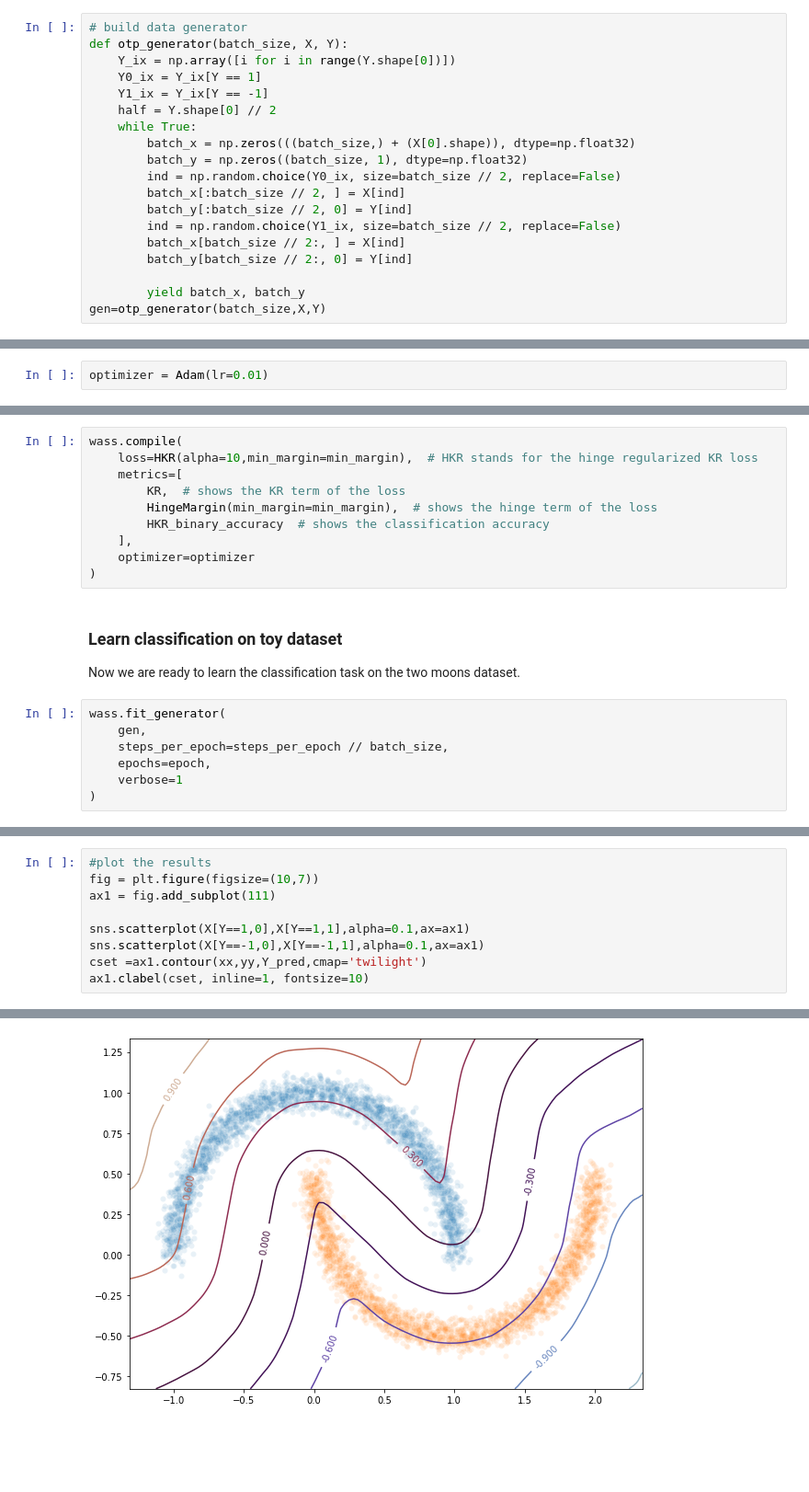
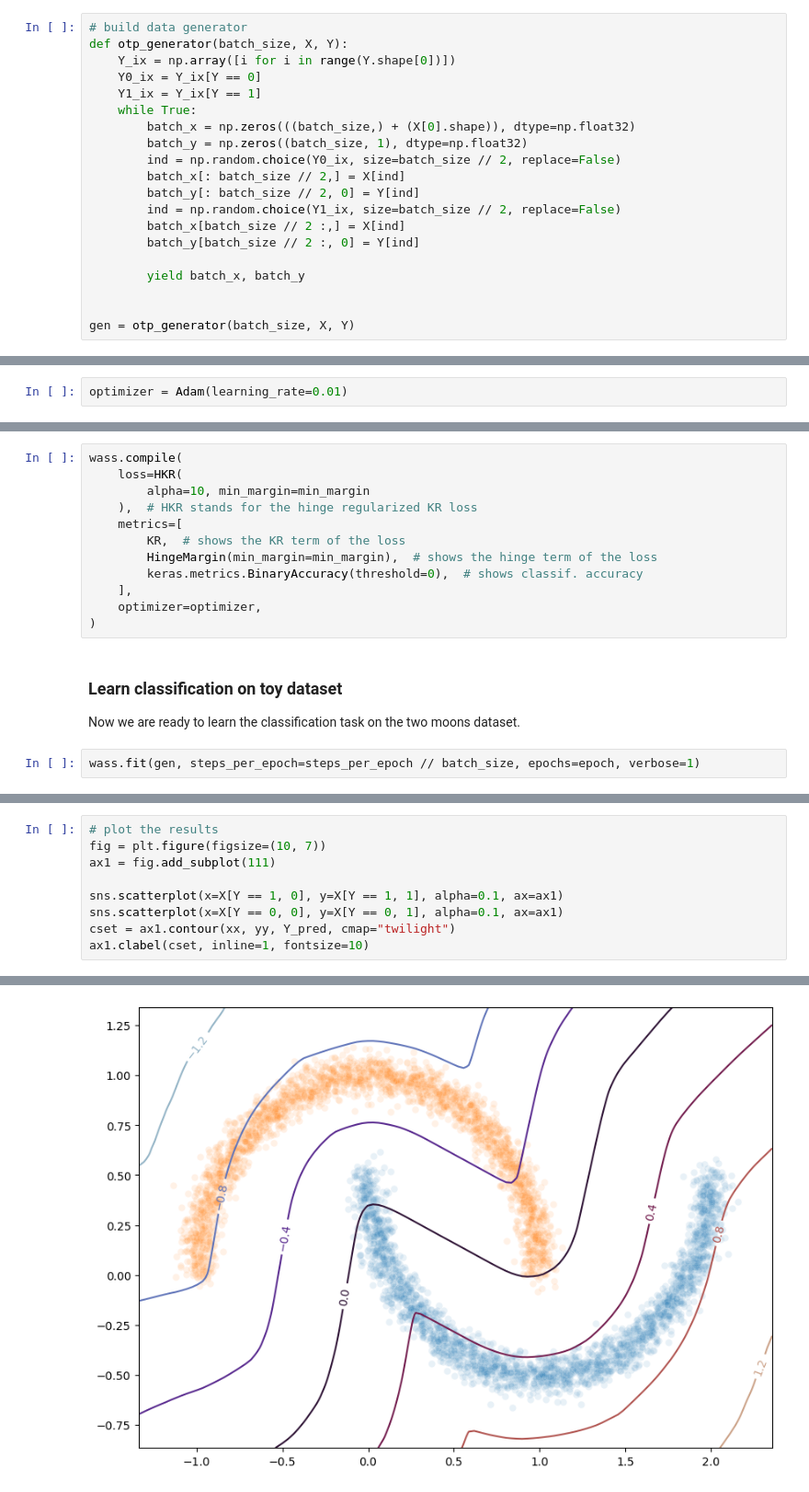
Before and after one commit to deel-ai/deel-lip, a Jupyter notebook: docs/notebooks/demo2.ipynb, the cells around one changed output, grey strips where cells are left out. Shown: that part at 92% size. Drawn from its saved outputs; the diff is of its cells as text; blank space fills up the shorter version.

Commit message:
feat(notebooks): upgrade to Keras 3
Tutorial notebooks are updated to Keras 3 and new DEEL-LIP code.

```diff
--- a/docs/notebooks/demo2.ipynb
+++ b/docs/notebooks/demo2.ipynb
@@ -119,19 +130,20 @@ min_margin= 0.29  # minimum margin to enforce between the values of f for each c
 # build data generator
 def otp_generator(batch_size, X, Y):
     Y_ix = np.array([i for i in range(Y.shape[0])])
-    Y0_ix = Y_ix[Y == 1]
-    Y1_ix = Y_ix[Y == -1]
-    half = Y.shape[0] // 2
+    Y0_ix = Y_ix[Y == 0]
+    Y1_ix = Y_ix[Y == 1]
     while True:
         batch_x = np.zeros(((batch_size,) + (X[0].shape)), dtype=np.float32)
         batch_y = np.zeros((batch_size, 1), dtype=np.float32)
         ind = np.random.choice(Y0_ix, size=batch_size // 2, replace=False)
-        batch_x[:batch_size // 2, ] = X[ind]
-        batch_y[:batch_size // 2, 0] = Y[ind]
+        batch_x[: batch_size // 2,] = X[ind]
+        batch_y[: batch_size // 2, 0] = Y[ind]
         ind = np.random.choice(Y1_ix, size=batch_size // 2, replace=False)
-        batch_x[batch_size // 2:, ] = X[ind]
-        batch_y[batch_size // 2:, 0] = Y[ind]
+        batch_x[batch_size // 2 :,] = X[ind]
+        batch_y[batch_size // 2 :, 0] = Y[ind]
 
         yield batch_x, batch_y
-gen=otp_generator(batch_size,X,Y)
+
+
+gen = otp_generator(batch_size, X, Y)
 # %% [markdown]
@@ -193,2 +203,2 @@ output, it become equivalent to normalize the frobenius norm and the spectral no
 # %%
-optimizer = Adam(lr=0.01)
+optimizer = Adam(learning_rate=0.01)
@@ -201,22 +205,19 @@ def HKR_binary_accuracy(y_true, y_pred):
 # %%
 wass.compile(
-    loss=HKR(alpha=10,min_margin=min_margin),  # HKR stands for the hinge regularized KR loss
+    loss=HKR(
+        alpha=10, min_margin=min_margin
+    ),  # HKR stands for the hinge regularized KR loss
     metrics=[
         KR,  # shows the KR term of the loss
         HingeMargin(min_margin=min_margin),  # shows the hinge term of the loss
-        HKR_binary_accuracy  # shows the classification accuracy
+        keras.metrics.BinaryAccuracy(threshold=0),  # shows classif. accuracy
     ],
-    optimizer=optimizer
+    optimizer=optimizer,
 )
 # %% [markdown]
 ### Learn classification on toy dataset
 
 Now we are ready to learn the classification task on the two moons dataset.
 # %%
-wass.fit_generator(
-    gen,
-    steps_per_epoch=steps_per_epoch // batch_size,
-    epochs=epoch,
-    verbose=1
-)
+wass.fit(gen, steps_per_epoch=steps_per_epoch // batch_size, epochs=epoch, verbose=1)
 # %% [output]
@@ -268,15 +274,15 @@ Y_pred=Y_pred.reshape(x.shape[0],y.shape[0])
 # %%
-#plot the results
-fig = plt.figure(figsize=(10,7))
+# plot the results
+fig = plt.figure(figsize=(10, 7))
 ax1 = fig.add_subplot(111)
 
-sns.scatterplot(X[Y==1,0],X[Y==1,1],alpha=0.1,ax=ax1)
-sns.scatterplot(X[Y==-1,0],X[Y==-1,1],alpha=0.1,ax=ax1)
-cset =ax1.contour(xx,yy,Y_pred,cmap='twilight')
+sns.scatterplot(x=X[Y == 1, 0], y=X[Y == 1, 1], alpha=0.1, ax=ax1)
+sns.scatterplot(x=X[Y == 0, 0], y=X[Y == 0, 1], alpha=0.1, ax=ax1)
+cset = ax1.contour(xx, yy, Y_pred, cmap="twilight")
 ax1.clabel(cset, inline=1, fontsize=10)
 # %% [output]
 <a list of 7 text.Text objects>
-[figure, old version]
+[figure, new version]
 # %% [markdown]
 ### Transfer network to a classical MLP and compare outputs
 
```
Also changed, not shown: parts of 20 cells of this notebook, 6 other files.
